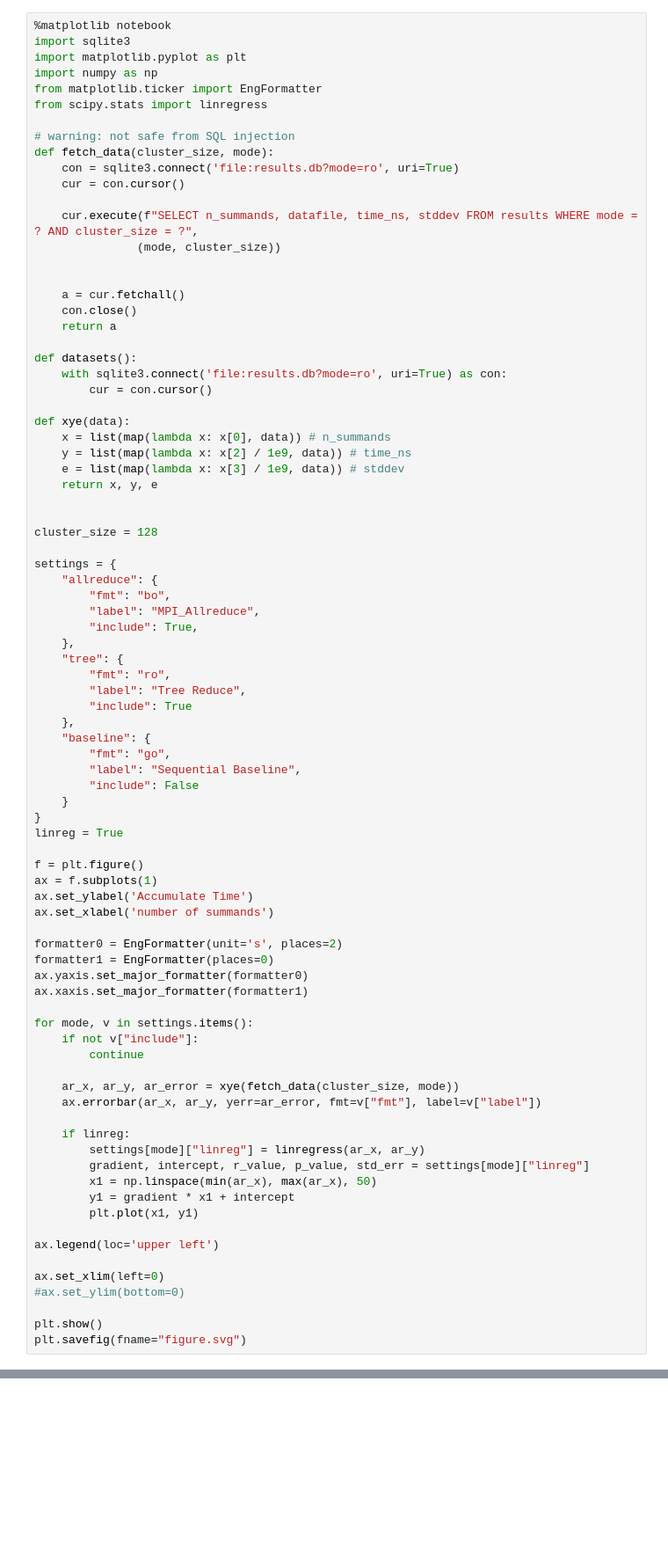
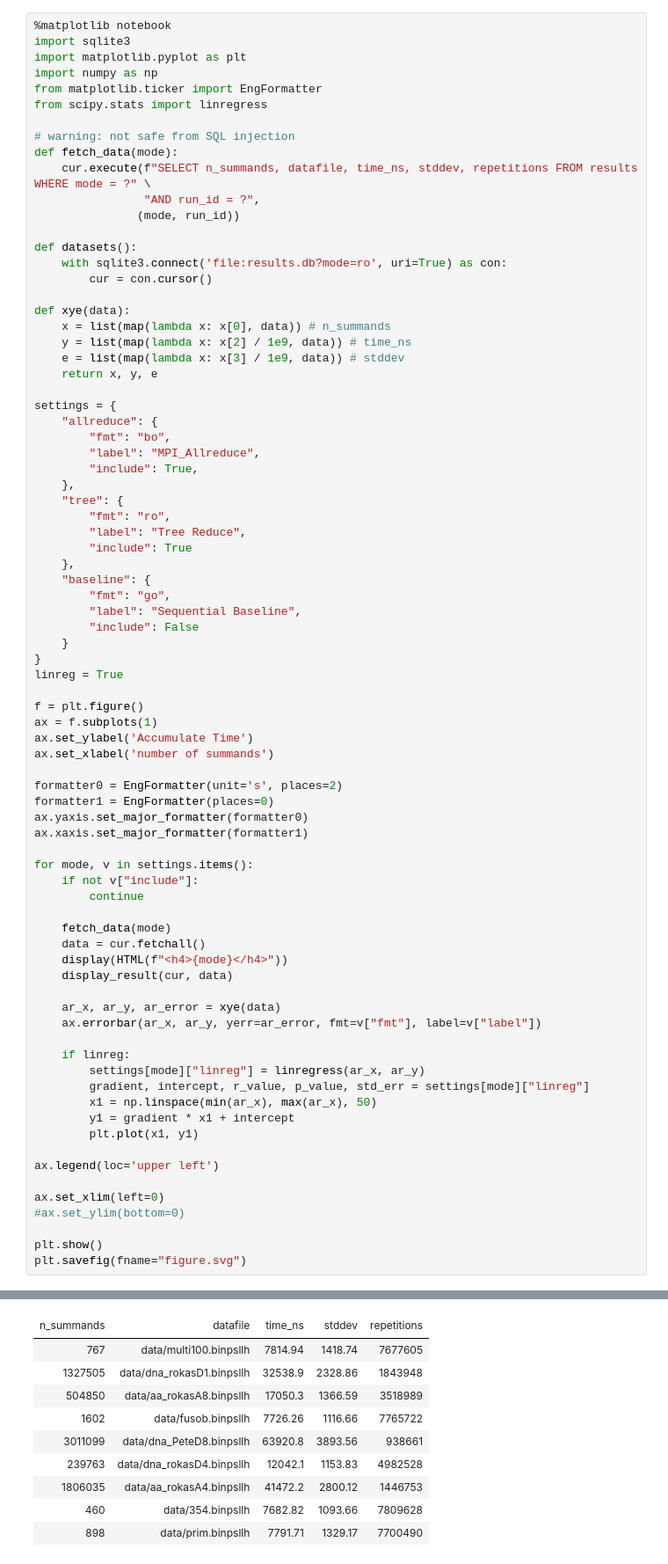
Before and after one commit to stelzch/allreduce, a Jupyter notebook: benchmarks/visualize.ipynb, the cells around one changed output, grey strips where cells are left out. Shown: that part at 88% size. Cells and saved outputs as stored; diff of their text form; blank space fills up the shorter version.

```diff
--- a/benchmarks/visualize.ipynb
+++ b/benchmarks/visualize.ipynb
@@ -7,17 +37,10 @@ from matplotlib.ticker import EngFormatter
 from scipy.stats import linregress
 
 # warning: not safe from SQL injection
-def fetch_data(cluster_size, mode):
-    con = sqlite3.connect('file:results.db?mode=ro', uri=True)
-    cur = con.cursor()
-
-    cur.execute(f"SELECT n_summands, datafile, time_ns, stddev FROM results WHERE mode = ? AND cluster_size = ?",
-               (mode, cluster_size))
-
-
-    a = cur.fetchall()
-    con.close()
-    return a
+def fetch_data(mode):
+    cur.execute(f"SELECT n_summands, datafile, time_ns, stddev, repetitions FROM results WHERE mode = ?" \
+                "AND run_id = ?",
+               (mode, run_id))
 
 def datasets():
     with sqlite3.connect('file:results.db?mode=ro', uri=True) as con:
@@ -28,9 +51,6 @@ def xye(data):
     y = list(map(lambda x: x[2] / 1e9, data)) # time_ns
     e = list(map(lambda x: x[3] / 1e9, data)) # stddev
     return x, y, e
-
-
-cluster_size = 128
 
 settings = {
     "allreduce": {
@@ -65,7 +85,12 @@ for mode, v in settings.items():
     if not v["include"]:
         continue
 
-    ar_x, ar_y, ar_error = xye(fetch_data(cluster_size, mode))
+    fetch_data(mode)
+    data = cur.fetchall()
+    display(HTML(f"<h4>{mode}</h4>"))
+    display_result(cur, data)
+
+    ar_x, ar_y, ar_error = xye(data)
     ax.errorbar(ar_x, ar_y, yerr=ar_error, fmt=v["fmt"], label=v["label"])
 
     if linreg:
@@ -87,0 +114,10 @@ plt.savefig(fname="figure.svg")
+| n_summands | datafile | time_ns | stddev | repetitions |
+| 767 | data/multi100.binpsllh | 7814.94 | 1418.74 | 7677605 |
+| 1327505 | data/dna_rokasD1.binpsllh | 32538.9 | 2328.86 | 1843948 |
+| 504850 | data/aa_rokasA8.binpsllh | 17050.3 | 1366.59 | 3518989 |
+| 1602 | data/fusob.binpsllh | 7726.26 | 1116.66 | 7765722 |
+| 3011099 | data/dna_PeteD8.binpsllh | 63920.8 | 3893.56 | 938661 |
+| 239763 | data/dna_rokasD4.binpsllh | 12042.1 | 1153.83 | 4982528 |
+| 1806035 | data/aa_rokasA4.binpsllh | 41472.2 | 2800.12 | 1446753 |
+| 460 | data/354.binpsllh | 7682.82 | 1093.66 | 7809628 |
+| 898 | data/prim.binpsllh | 7791.71 | 1329.17 | 7700490 |
```
Also changed, not shown: parts of 5 cells of this notebook, 1 other file.
